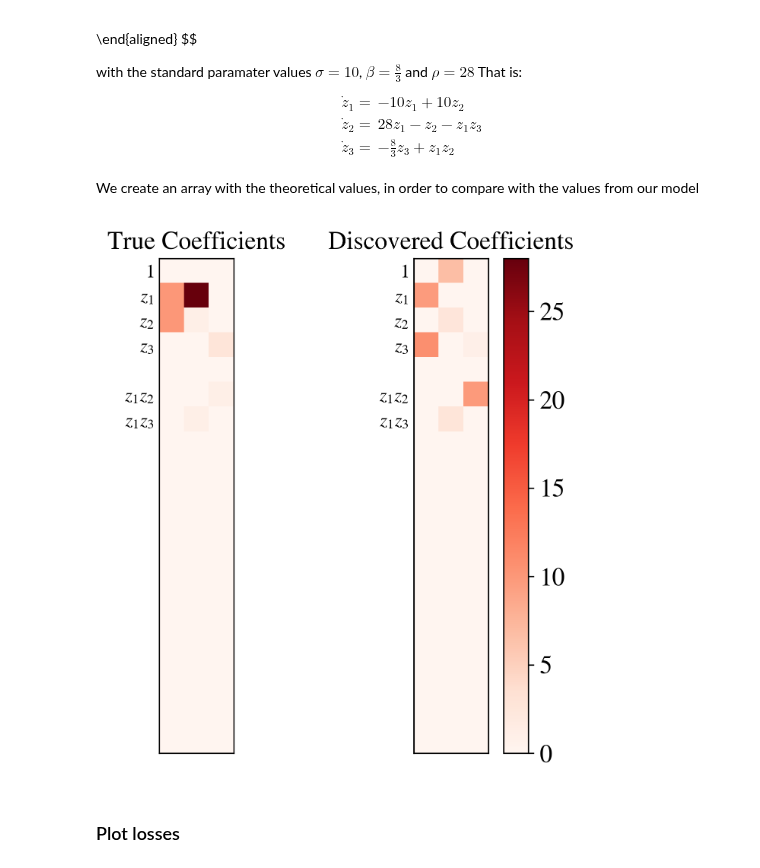
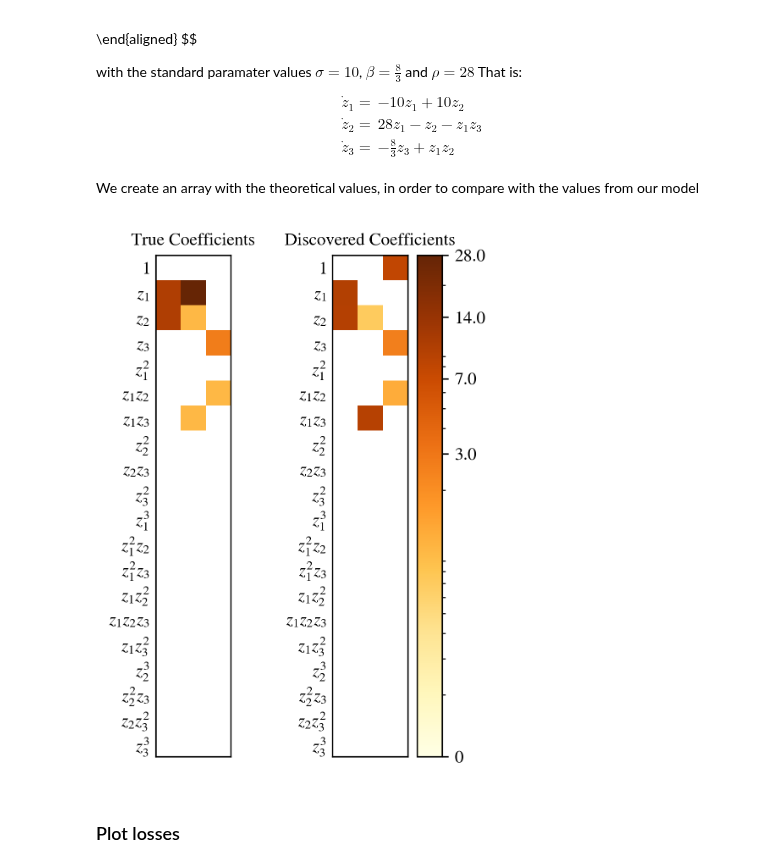
Before and after one commit to jonatanwins/Project-2-FYS5429, a Jupyter notebook: project_2/src/lorenz/lorenzResults.ipynb, the cells around one changed output. Saved outputs shown, nothing was run; the diff lists cells and outputs as text; code cells hidden in the pictures.

```diff
--- a/project_2/src/lorenz/lorenzResults.ipynb
+++ b/project_2/src/lorenz/lorenzResults.ipynb
@@ -6,7 +6,7 @@ includes plotting the sindy coefficients $\Xi$, loss metrics and trajectories fo
 ### Choose Model
 # %%
 #CHOOSE MODEL
-model_path = "checkpoints/Nonlinear/kathleenreplicas/version_2"
+model_path = "checkpoints/nonlinear_junmi_2/NonLinear/version_4"
 #CHOOSE MODEL
 save_folder = "../../images/"
 # %%
@@ -178,10 +178,10 @@ true_xi = lorenz_coefficients(
 # %%
 from plot_utils.plot_xi import compare_sindy_coefficients
 
 plt.style.use("../plot_utils/plot_settings.mplstyle")
-compare_sindy_coefficients(true_xi, xi, library_hparams = library_hparams, save_path="xi_plot.png")
+compare_sindy_coefficients(true_xi, xi, library_hparams = library_hparams, save_figure=True, file_name="xi_plot_lorenz.png")
 # %% [output]
-[figure, old version]
+[figure, new version]
 # %% [markdown]
 ### Plot losses
 # %%
```
Also changed, not shown: parts of 6 cells of this notebook, 5 other files.
